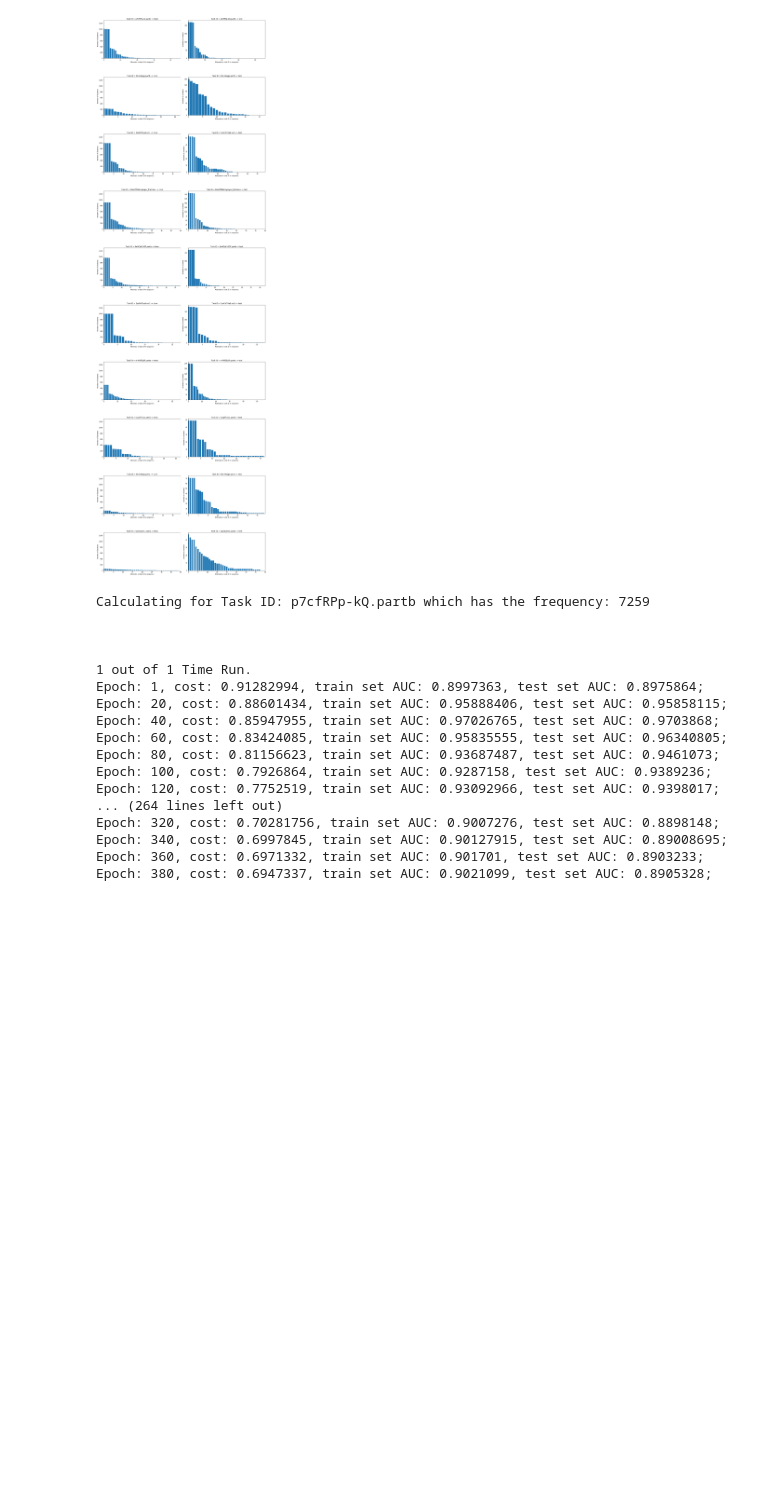
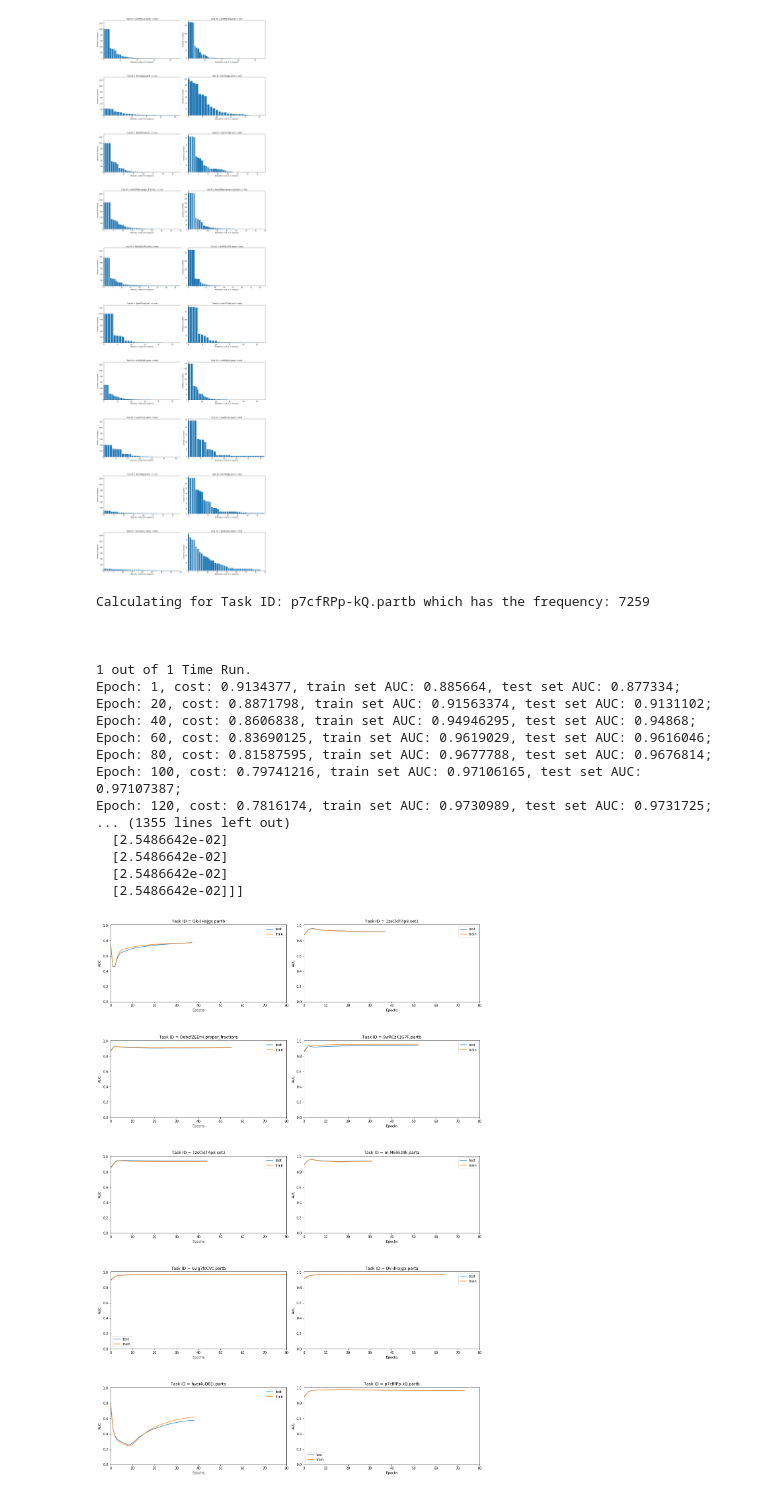
Before and after one commit to aroraakshit/deep_knowledge_tracing, a Jupyter notebook: notebooks/separate_models.ipynb, the cells around one changed output. Cells and saved outputs as stored; diff of their text form; code cells hidden in the pictures; blank space fills up the shorter version.

Commit message:
plots file generated and taking first prediction into consideration

```diff
--- a/notebooks/separate_models.ipynb
+++ b/notebooks/separate_models.ipynb
@@ -246,7 +248,7 @@ for i in another_2:
 
         #dynamic RNN definition
         def dynamicRNN(x):
-            rnn_cell = tf.nn.rnn_cell.BasicRNNCell(num_units)
+            rnn_cell = tf.nn.rnn_cell.BasicLSTMCell(num_units)
             outputs, states = tf.nn.dynamic_rnn(rnn_cell, x, dtype=tf.float32,sequence_length=seqlen_tf)
             out_size = len_vector
             outputs = tf.contrib.layers.fully_connected(outputs, out_size, activation_fn = tf.nn.sigmoid, weights_initializer=tf.contrib.layers.xavier_initializer(uniform=False))
@@ -300,41 +302,32 @@ Calculating for Task ID: p7cfRPp-kQ.partb which has the frequency: 7259
 
 
 1 out of 1 Time Run.
-Epoch: 1, cost: 0.91282994, train set AUC: 0.8997363, test set AUC: 0.8975864;
-Epoch: 20, cost: 0.88601434, train set AUC: 0.95888406, test set AUC: 0.95858115;
-Epoch: 40, cost: 0.85947955, train set AUC: 0.97026765, test set AUC: 0.9703868;
-Epoch: 60, cost: 0.83424085, train set AUC: 0.95835555, test set AUC: 0.96340805;
-Epoch: 80, cost: 0.81156623, train set AUC: 0.93687487, test set AUC: 0.9461073;
-Epoch: 100, cost: 0.7926864, train set AUC: 0.9287158, test set AUC: 0.9389236;
-Epoch: 120, cost: 0.7752519, train set AUC: 0.93092966, test set AUC: 0.9398017;
-... (264 lines left out)
-Epoch: 320, cost: 0.70281756, train set AUC: 0.9007276, test set AUC: 0.8898148;
-Epoch: 340, cost: 0.6997845, train set AUC: 0.90127915, test set AUC: 0.89008695;
-Epoch: 360, cost: 0.6971332, train set AUC: 0.901701, test set AUC: 0.8903233;
-Epoch: 380, cost: 0.6947337, train set AUC: 0.9021099, test set AUC: 0.8905328;
+Epoch: 1, cost: 0.9134377, train set AUC: 0.885664, test set AUC: 0.877334;
+Epoch: 20, cost: 0.8871798, train set AUC: 0.91563374, test set AUC: 0.9131102;
+Epoch: 40, cost: 0.8606838, train set AUC: 0.94946295, test set AUC: 0.94868;
+Epoch: 60, cost: 0.83690125, train set AUC: 0.9619029, test set AUC: 0.9616046;
+Epoch: 80, cost: 0.81587595, train set AUC: 0.9677788, test set AUC: 0.9676814;
+Epoch: 100, cost: 0.79741216, train set AUC: 0.97106165, test set AUC: 0.97107387;
+Epoch: 120, cost: 0.7816174, train set AUC: 0.9730989, test set AUC: 0.9731725;
+... (1355 lines left out)
+  [2.5486642e-02]
+  [2.5486642e-02]
+  [2.5486642e-02]
+  [2.5486642e-02]]]
-# %%
-proportion_right = {}
-proportion_wrong = {}
-
-proportion_right['p7cfRPp-kQ.partb train'] = np.zeros((max(seqlen_tasks['p7cfRPp-kQ.partb'])),dtype=np.float64)
-proportion_right['p7cfRPp-kQ.partb test'] = np.zeros((max(seqlen_tasks['p7cfRPp-kQ.partb'])),dtype=np.float64)
-proportion_wrong['p7cfRPp-kQ.partb train'] = np.zeros((max(seqlen_tasks['p7cfRPp-kQ.partb'])),dtype=np.float64)
-proportion_wrong['p7cfRPp-kQ.partb test'] = np.zeros((max(seqlen_tasks['p7cfRPp-kQ.partb'])),dtype=np.float64)
-
-for i in seqlen_tasks['p7cfRPp-kQ.partb']:
-    if(train_x[i]):
 # %%
-fig, axs = plt.subplots(1,2, figsize=(30, 30), facecolor='w', edgecolor='k')
-fig.subplots_adjust(hspace = .5, wspace=0.10)
+fig, axs = plt.subplots(5,2, figsize=(20, 30), facecolor='w', edgecolor='k')
+fig.subplots_adjust(hspace = .5, wspace=0.1)
 
 axs = axs.ravel()
-for i,value in enumerate({'p7cfRPp-kQ.partb train':1,'p7cfRPp-kQ.partb test':2}):
-    N = max(seqlen_tasks[value])
-    ind = np.arange(N)
-    axs[i-1].bar(ind,proportion_right[value],label="got it right")
-    axs[i-1].bar(ind,proportion_wrong[value],bottom = proportion_right[value],label="got it wrong")
-    axs[i-1].set_ylim(0,1.31)
+
+for i,value in enumerate(another_2):
+    axs[i-1].plot(test_AUC_all_tasks[value],label='test')
+    axs[i-1].plot(train_AUC_all_tasks[value],label='train')
+    axs[i-1].set_ylim(0,1.01)
+    axs[i-1].set_xlim(0,80)
+    axs[i-1].set_xlabel("Epochs")
+    axs[i-1].set_ylabel("AUC")
     axs[i-1].legend(loc="best")
-    axs[i-1].set_xlabel("Attempts on task ID in sequence")
-    axs[i-1].set_ylabel("Proportion of Students")
     axs[i-1].set_title("Task ID = "+str(value))
+# %% [output]
+[figure, added]
```
Also changed, not shown: parts of 4 cells of this notebook, 4 other files.
